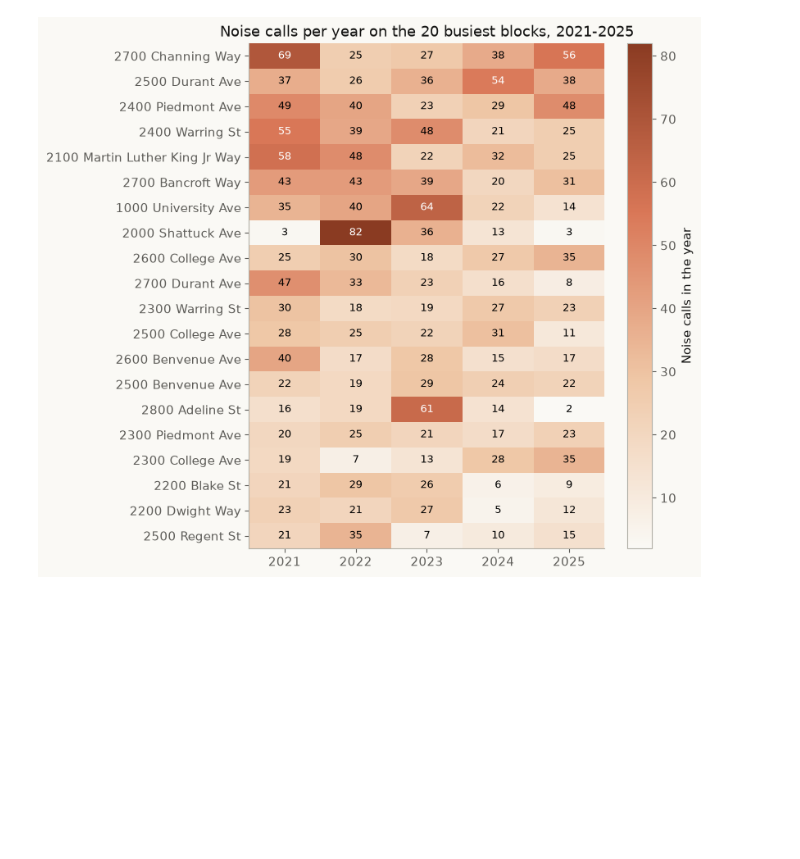
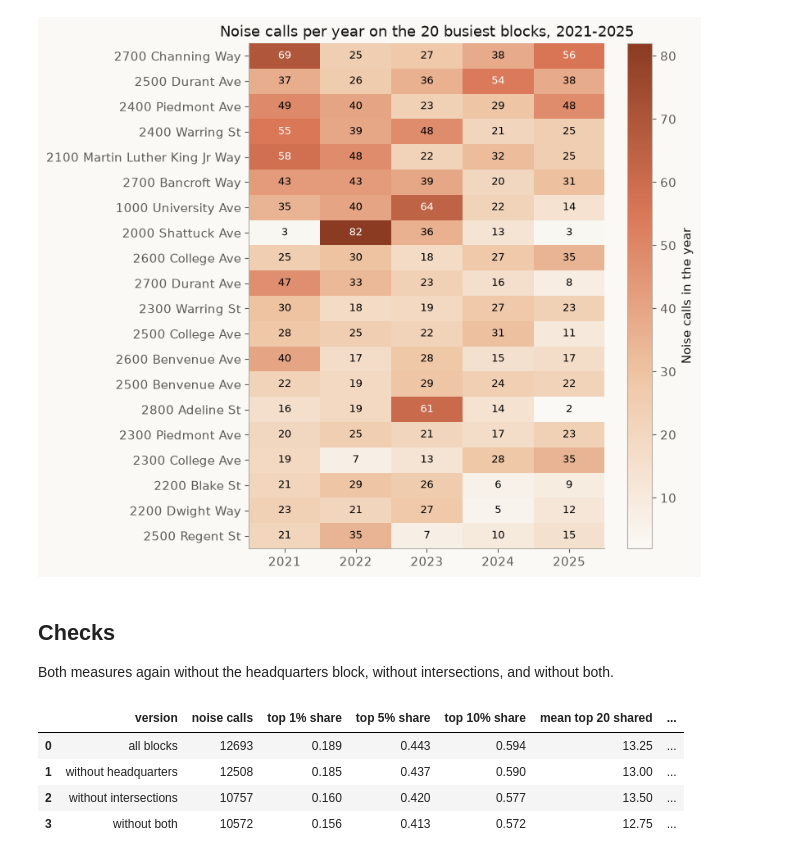
Before and after one commit to UCB-stat159-f26/final-project-team-16, a Jupyter notebook: notebooks/05_noise_hotspots.ipynb, the cells around one changed output. Drawn from its saved outputs; the diff is of its cells as text; code cells hidden in the pictures; blank space fills up the shorter version.

Commit message:
Check the hotspot results without headquarters and intersections
Reruns both measures without the headquarters block and without
intersection addresses.

```diff
--- a/notebooks/05_noise_hotspots.ipynb
+++ b/notebooks/05_noise_hotspots.ipynb
@@ -218,3 +219,44 @@ fig.colorbar(image, ax=ax, label="Noise calls in the year")
 fig.savefig(figures / "05_a8_top_blocks_by_year.png")
 # %% [output]
 [figure]
+# %% [markdown]
+## Checks
+
+Both measures again without the headquarters block, without intersections, and without both.
+# %%
+# Address keys of the calls, the same keys that block_counts uses
+noise_keys = normalize_block_address(noise["Block Address"])
+at_headquarters = noise_keys.eq(HEADQUARTERS_ADDRESS)
+at_intersection = noise_keys.str.contains(" & ", regex=False)
+
+# Concentration and stability for each way of leaving blocks out
+noise_versions = {
+    "all blocks": noise,
+    "without headquarters": noise.loc[~at_headquarters],
+    "without intersections": noise.loc[~at_intersection],
+    "without both": noise.loc[~at_headquarters & ~at_intersection],
+}
+rows = []
+for version, events in noise_versions.items():
+    shares = top_share(block_counts(events), TOP_FRACTIONS)
+    pairs, on_top = yearly_top_overlap(events, "local_time", TOP_N)
+    rows.append(
+        {
+            "version": version,
+            "noise calls": len(events),
+            "top 1% share": shares["share"].iloc[0],
+            "top 5% share": shares["share"].iloc[1],
+            "top 10% share": shares["share"].iloc[2],
+            f"mean top {TOP_N} shared": pairs["n_shared"].mean(),
+            f"top {TOP_N} every year": len(on_top),
+        }
+    )
+checks = pd.DataFrame(rows).round(3)
+checks.to_csv(results / "05_a8_checks.csv", index=False)
+checks
+# %% [output]
+|  | version | noise calls | top 1% share | top 5% share | top 10% share | mean top 20 shared | ... |
+| 0 | all blocks | 12693 | 0.189 | 0.443 | 0.594 | 13.25 | ... |
+| 1 | without headquarters | 12508 | 0.185 | 0.437 | 0.590 | 13.00 | ... |
+| 2 | without intersections | 10757 | 0.160 | 0.420 | 0.577 | 13.50 | ... |
+| 3 | without both | 10572 | 0.156 | 0.413 | 0.572 | 12.75 | ... |
```
Also changed, not shown: parts of 1 cell of this notebook, 1 other file.
